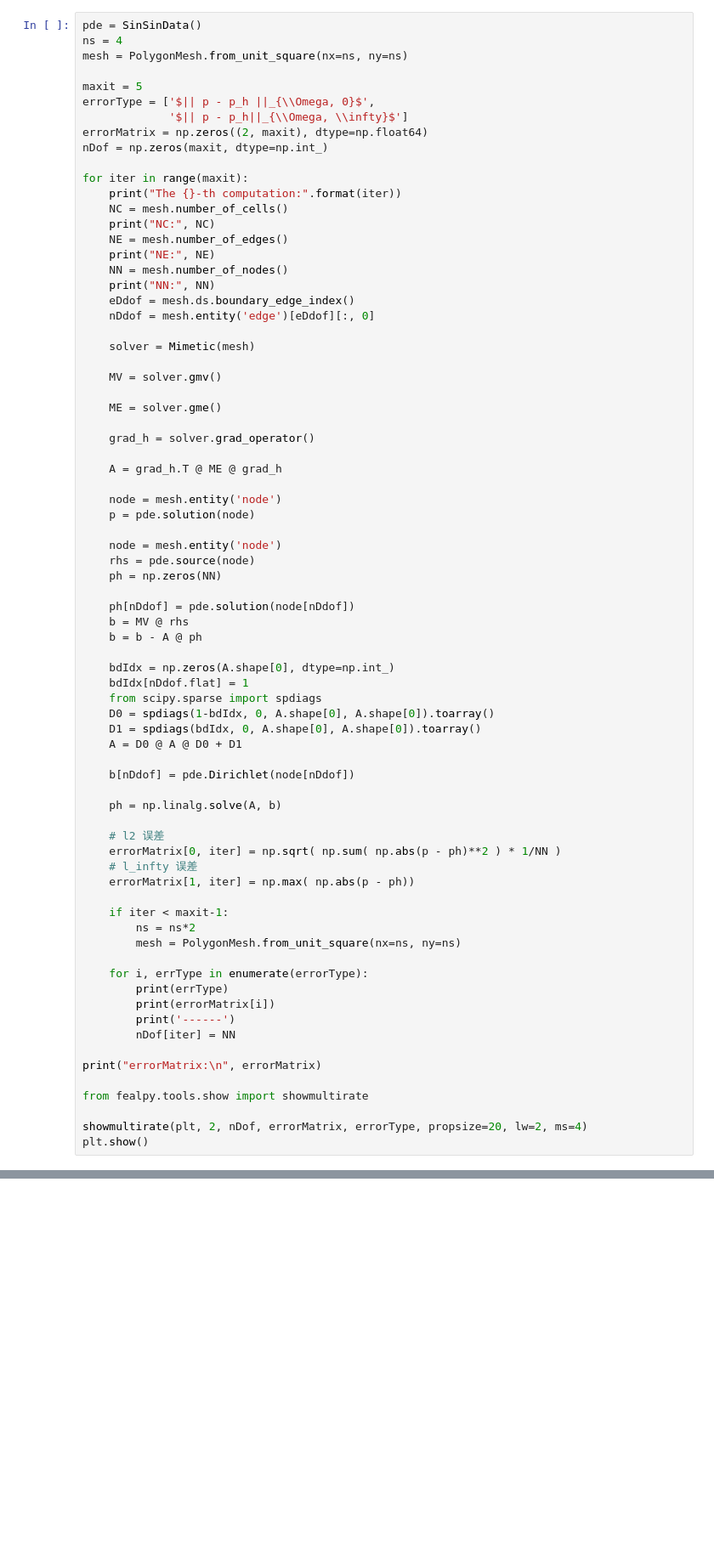
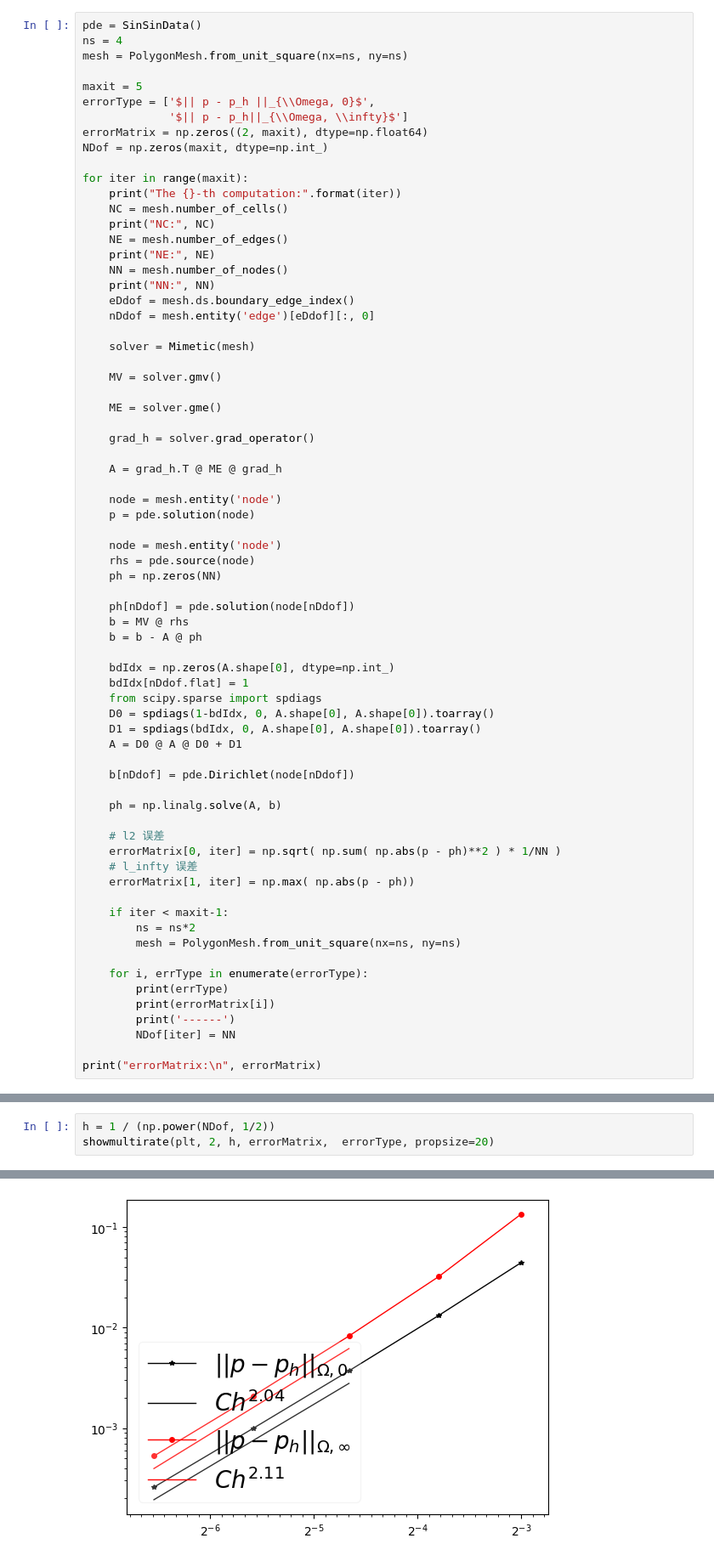
Before and after one commit to brighthe/hlthesis, a Jupyter notebook: mfdm/exp1_poisson_mfdm_primal.ipynb, the cells around one changed output, grey strips where cells are left out. Shown at 85% size. Saved outputs shown, nothing was run; the diff lists cells and outputs as text; blank space fills up the shorter version.

```diff
--- a/mfdm/exp1_poisson_mfdm_primal.ipynb
+++ b/mfdm/exp1_poisson_mfdm_primal.ipynb
@@ -26,7 +25,7 @@ maxit = 5
 errorType = ['$|| p - p_h ||_{\\Omega, 0}$',
              '$|| p - p_h||_{\\Omega, \\infty}$']
 errorMatrix = np.zeros((2, maxit), dtype=np.float64)
-nDof = np.zeros(maxit, dtype=np.int_)
+NDof = np.zeros(maxit, dtype=np.int_)
 
 for iter in range(maxit):
     print("The {}-th computation:".format(iter))
@@ -84,14 +83,9 @@ for iter in range(maxit):
         print(errType)
         print(errorMatrix[i])
         print('------')
-        nDof[iter] = NN
+        NDof[iter] = NN
 
 print("errorMatrix:\n", errorMatrix)
-
-from fealpy.tools.show import showmultirate
-
-showmultirate(plt, 2, nDof, errorMatrix, errorType, propsize=20, lw=2, ms=4)
-plt.show()
 # %% [output]
 The 0-th computation:
 NC: 25
@@ -113,0 +115,4 @@ errorMatrix:
+# %%
+h = 1 / (np.power(NDof, 1/2))
+showmultirate(plt, 2, h, errorMatrix,  errorType, propsize=20)
+# %% [output]
@@ -113,0 +120 @@ errorMatrix:
+[figure, added]
```
Also changed, not shown: parts of 5 cells of this notebook.
